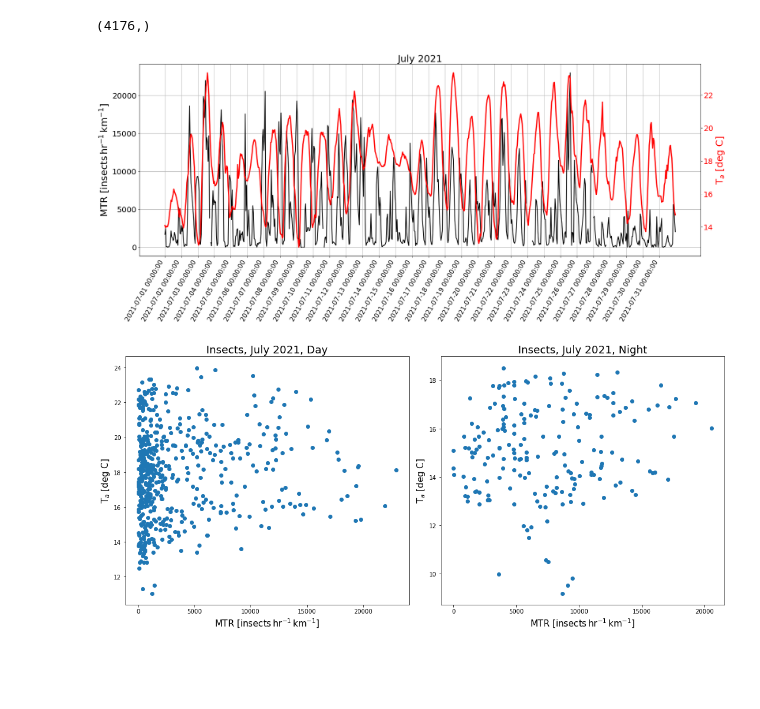
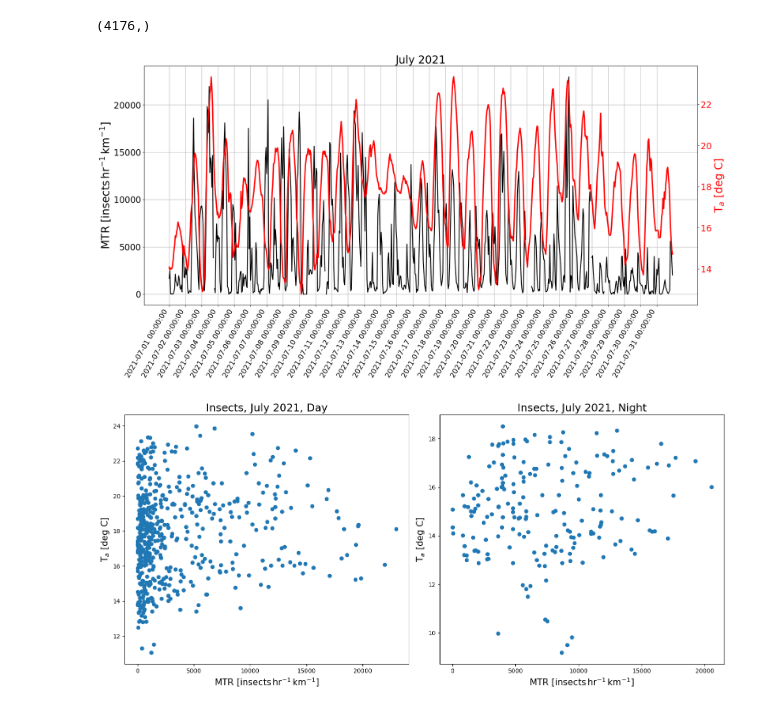
Before and after one commit to leonardop56/BirdScan-Analysis, a Jupyter notebook: Notebook_BirdScan.ipynb, the cells around one changed output. Saved outputs shown, nothing was run; the diff lists cells and outputs as text; code cells hidden in the pictures; blank space fills up the shorter version.

```diff
--- a/Notebook_BirdScan.ipynb
+++ b/Notebook_BirdScan.ipynb
@@ -32,10 +30,10 @@ from statsmodels.distributions.mixture_rvs import mixture_rvs
 #### This file contains average MTR per day and night, per single altitude bin, and for all bird classes
 # %%
 ### Open file and print it to the screen
-mtr_path = "C:/Users/leona/Notebooks/BirdScan/Data/" #path to MTR data
+mtr_path = "./Data/" #path to MTR data
 file_name = mtr_path + 'mtr_db_20210211_ams_bs290_20210311_20210901_dayNight_25m-1025m-1bin_pawaswlabifl_rot-1-0_pulse-S.rds'
 result = pyreadr.read_r(file_name)
 
 df = result[None]
-print(df)
+df.head()
 # %% [output]
@@ -205,8 +192,8 @@ df_insects = res_insects[None]
 datetime_list_insects = df_insects['timeChunkBegin']
 #print(datetime_list_insects)
 
-datetime_list_birds_local = pd.date_range(start="2021-03-10 23:00:00", end="2021-08-31 22:00:00", freq = 'H').to_pydatetime()
-datetime_list_insects_local = pd.date_range(start="2021-03-10 23:00:00", end="2021-08-31 22:00:00", freq = 'H').to_pydatetime()
+datetime_list_birds_local = pd.date_range(start="2021-03-10 23:00:00", end="2021-08-31 22:00:00", freq = 'h').to_pydatetime()
+datetime_list_insects_local = pd.date_range(start="2021-03-10 23:00:00", end="2021-08-31 22:00:00", freq = 'h').to_pydatetime()
 
 #print(type(datetime_list_birds_local))
 # %% [markdown]
@@ -401,10 +388,10 @@ plt.grid(linewidth=0.3)
 #### I made a query for alitude, speed, direction, etc. No need to calculate MTR here
 # %%
 ### Open file and print it to the screen
-CSV_PATH = "C:/Users/leona/Notebooks/BirdScan/Data/" #path to csv file which stores info extracted from database
+CSV_PATH = "./Data/" #path to csv file which stores info extracted from database
 file_name = CSV_PATH + 'data_20210907.csv'
 print(file_name)
 
 data = pd.read_csv(file_name)
-print(data)
+data.head()
 # %% [output]
@@ -959,7 +936,7 @@ plt.tight_layout()
 # %%
 from netCDF4 import Dataset as netcdf_dataset
 # %%
-DATA_PATH = "C:/Users/leona/Notebooks/BirdScan/Data/"  #path to where ERA5 data are stored
+DATA_PATH = "./Data/"  #path to where ERA5 data are stored
 file_nc = DATA_PATH + 'Artis_t2m.nc'
 # %%
 #netcdf_dataset(file_nc).variables
@@ -1095,36 +1072,36 @@ ta_AC_n       = ta_due[time_idx_n[0]] - 273.15
 # %%
 ### Plot
 plt.figure(figsize=(23,10))
 
 vec = np.arange(len(time_idx[0]))
 vec_const = 0*vec
 
 ax = plt.axes()
 
 ax.plot(vec, mtr_insects[time_idx[0]], marker='', linestyle='-', linewidth = 2, color='k')
 ax.set_ylabel('MTR [insects$\/$hr$^{-1}$$\/$km$^{-1}$]', color = 'k', fontsize=25)
 ax.set_xlabel('')
 ax.set_title('July 2021', fontsize=25)
 
 plt.xticks(vec, fontsize=20)
 plt.yticks(fontsize=20)
 plt.grid()
 ax.set_xticklabels(my_dates_new[time_idx[0]], rotation=60, ha='right',fontsize=17)
 plt.locator_params(axis='x', nbins=len(time_idx[0])/24)
 
 ### make a plot with different y-axis using second axis object
 ax2=ax.twinx()
 
 ax2.plot(ta_AC,'-',linewidth=3,label='T$_a$',color='r')
 ax2.set_ylabel('T$_a$ [deg C]',fontsize=25,color='r')
 plt.yticks(fontsize=20, color='r')
 #plt.plot(vec,vec_const,'-r', linewidth=0.5)
 
-OUT_PATH = "C:/Users/leona/Notebooks/BirdScan/Plots/"
-plt.tight_layout()
-plt.savefig(OUT_PATH + 'mtr_ta_time_series_202107.png') #, facecolor='white')
+OUT_PATH = "./Plots/"
+#plt.tight_layout()
+#plt.savefig(OUT_PATH + 'mtr_ta_time_series_202107.png') #, facecolor='white')
 # %% [output]
-[figure, old version]
+[figure, new version]
 # %%
 plt.figure(figsize=(15,7))
 
```
Also changed, not shown: parts of 12 cells of this notebook.
